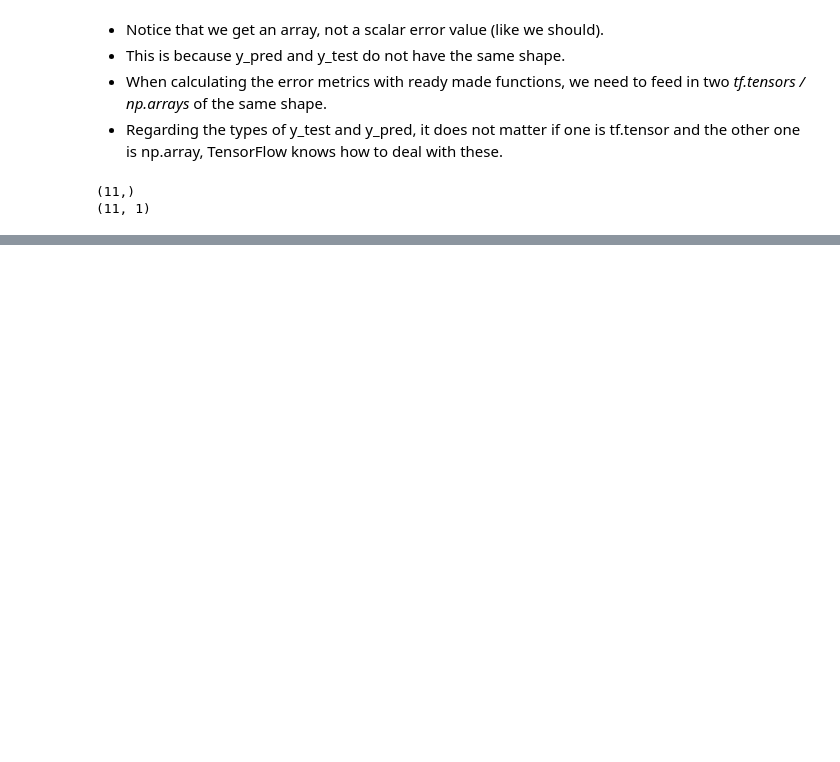
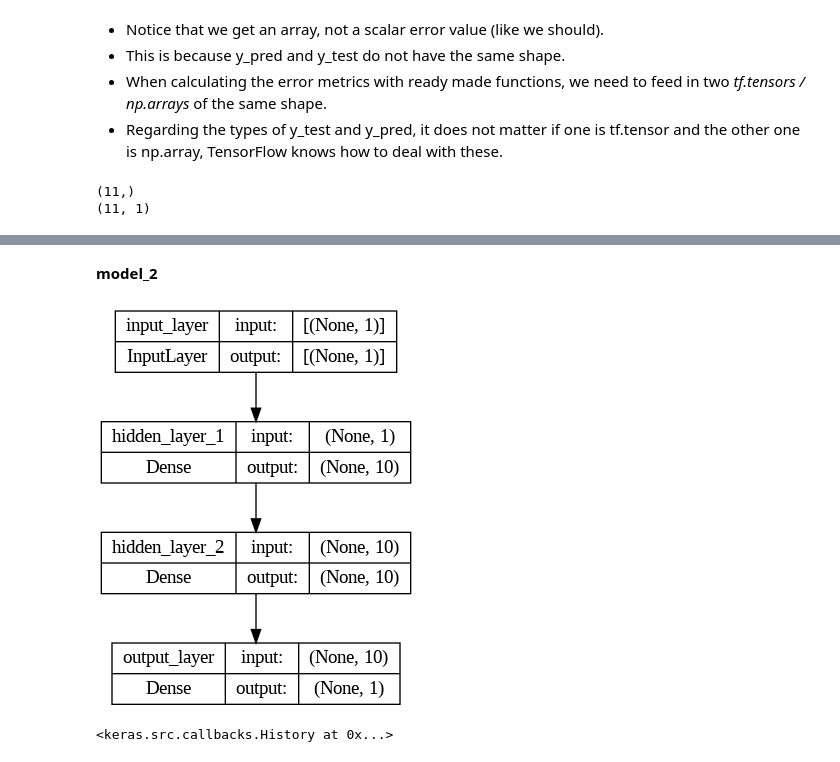
Before and after one commit to HerraKaava/tensorflow, a Jupyter notebook: NN-Regression/Basic_modelling.ipynb, the cells around one changed output, grey strips where cells are left out. Cells and saved outputs as stored; diff of their text form; code cells hidden in the pictures; blank space fills up the shorter version.

```diff
--- a/NN-Regression/Basic_modelling.ipynb
+++ b/NN-Regression/Basic_modelling.ipynb
@@ -611,0 +655,30 @@ tf.metrics.mean_squared_error(y_test, y_pred.ravel())
+# %% [markdown]
+**model_2**
+# %%
+# Create a model
+model_2 = tf.keras.Sequential(name='model_2')
+
+# Add an input layer (note that this only defines the shape of the input data)
+model_2.add(tf.keras.Input(shape=(1,), name='input_layer'))
+
+# Add a two dense layers (hidden layers)
+model_2.add(tf.keras.layers.Dense(units=10, name='hidden_layer_1'))
+model_2.add(tf.keras.layers.Dense(units=10, name='hidden_layer_2'))
+
+# Add an output layer
+model_2.add(tf.keras.layers.Dense(units=1, activation='linear', name='output_layer'))
+
+# Compile the model
+model_2.compile(loss=tf.keras.losses.mse,
+                optimizer=tf.keras.optimizers.Adam(learning_rate=0.01),
+                metrics=['mse'])
+# %%
+# Visualize the model
+plot_model(model_2, show_shapes=True)
+# %% [output]
+[figure, added]
+# %%
+# Fit the model
+model_2.fit(tf.expand_dims(X_train, axis=1), y_train, epochs=30, verbose=False)
+# %% [output]
+<keras.src.callbacks.History at 0x...>
```
Also changed, not shown: parts of 43 cells of this notebook.
